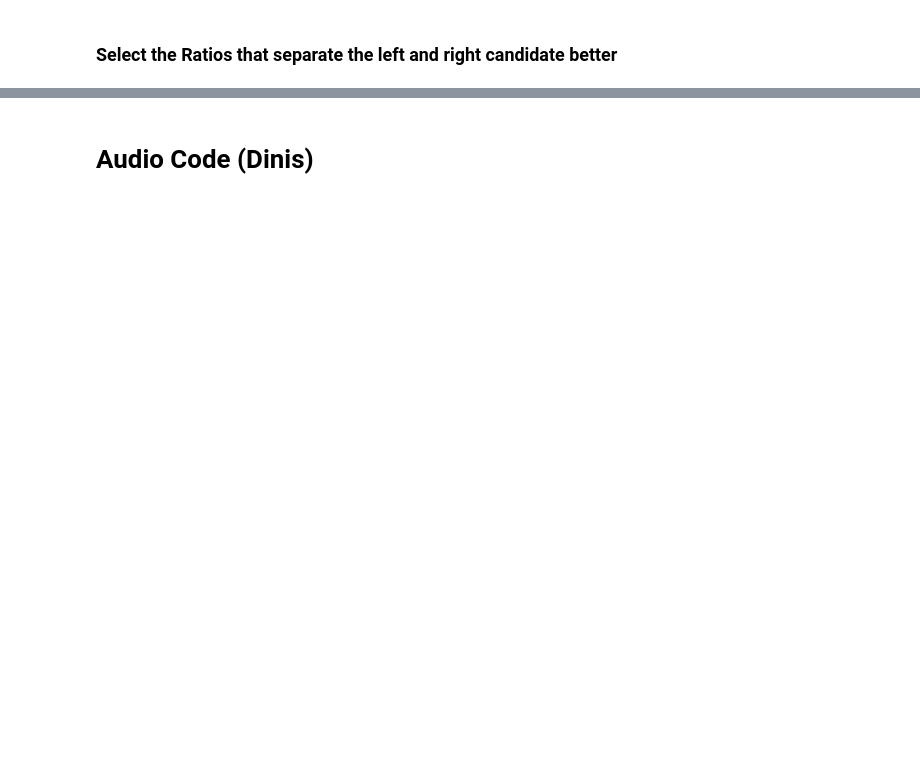
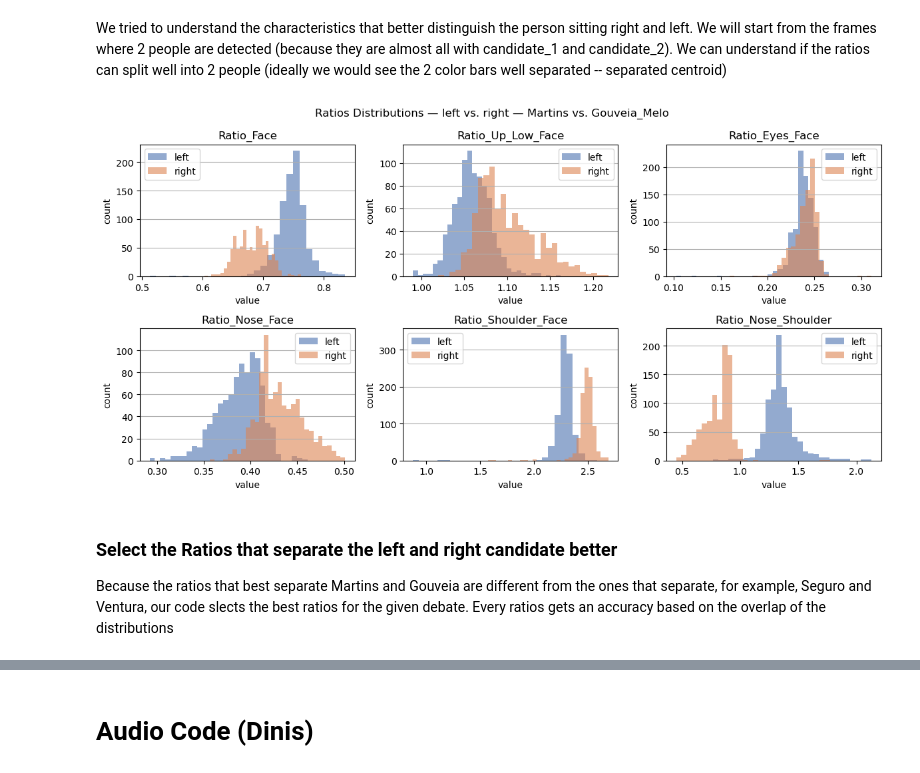
Before and after one commit to Dinisas/Big-Data, a Jupyter notebook: labeling_visual/visual_and_audio.ipynb, the cells around one changed output, grey strips where cells are left out. Saved outputs shown, nothing was run; the diff lists cells and outputs as text; code cells hidden in the pictures; blank space fills up the shorter version.

```diff
--- a/labeling_visual/visual_and_audio.ipynb
+++ b/labeling_visual/visual_and_audio.ipynb
@@ -268,3 +306,5 @@ Trying to understand unique characteristics of the person sitting right and left
+# %% [markdown]
+We tried to understand the characteristics that better distinguish the person sitting right and left. We will start from the frames where 2 people are detected (because they are almost all with candidate_1 and candidate_2). We can understand if the ratios can split well into 2 people (ideally we would see the 2 color bars well separated -- separated centroid)
 # %%
 # filter the df_people (we want only 2-person frames)
 df_two_people = df_people[df_people['People_Count'] == 2].copy()
@@ -277,37 +317,41 @@ for frame_num, people in df_two_people.groupby('Frame_Number'):
     index_to_side[sorted_index[0]]= 'left'
     index_to_side[sorted_index[1]]='right'
 
 df_two_people['side'] = df_two_people.index.map(index_to_side)
 
 # plot distributions for each ratio
 features = ['Ratio_Face', 'Ratio_Up_Low_Face', 'Ratio_Eyes_Face', 'Ratio_Nose_Face', 'Ratio_Shoulder_Face', 'Ratio_Nose_Shoulder']
 
 fig, axes = plt.subplots(2,3,figsize=(12,6))
 
 axes = axes.flatten()
 
 for i in range(len(features)):
     ratio = features[i]
     ax = axes[i]
 
     mask_left = df_two_people['side']== 'left'
     mask_right = df_two_people['side'] == 'right'
     left_vals = df_two_people[mask_left][ratio].dropna()
     right_vals = df_two_people[mask_right][ratio].dropna()
 
-    ax.hist(left_vals,  bins=30, alpha=0.6, color='#4C72B0', label='left')
+    ax.hist(left_vals, bins=30, alpha=0.6, color='#4C72B0', label='left')
     ax.hist(right_vals, bins=30, alpha=0.6, color='#DD8452', label='right')
     ax.set_title(ratio)
     ax.set_xlabel('value')
     ax.set_ylabel('count')
     ax.grid(True, axis='y')
     ax.legend()
 
-plt.suptitle(f'Feature distributions — left vs right — {person1} vs {person2}')
+plt.suptitle(f'Ratios Distributions — left vs. right — {person1} vs. {person2}')
 plt.tight_layout()
 plt.show()
+# %% [output]
+[figure, added]
 # %% [markdown]
 ### Select the Ratios that separate the left and right candidate better
+
+Because the ratios that best separate Martins and Gouveia are different from the ones that separate, for example, Seguro and Ventura, our code slects the best ratios for the given debate. Every ratios gets an accuracy based on the overlap of the distributions
 # %%
 # select the best ratios (the ones that separate left and right better) and print their accuracy
 
```
Also changed, not shown: parts of 48 cells of this notebook, 1 other file.
